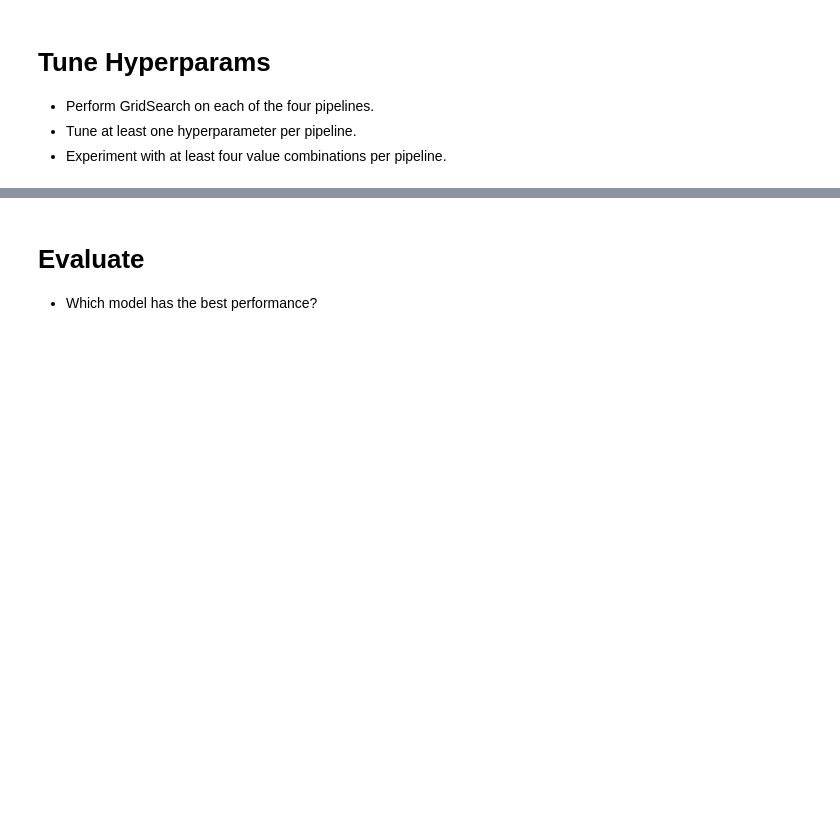
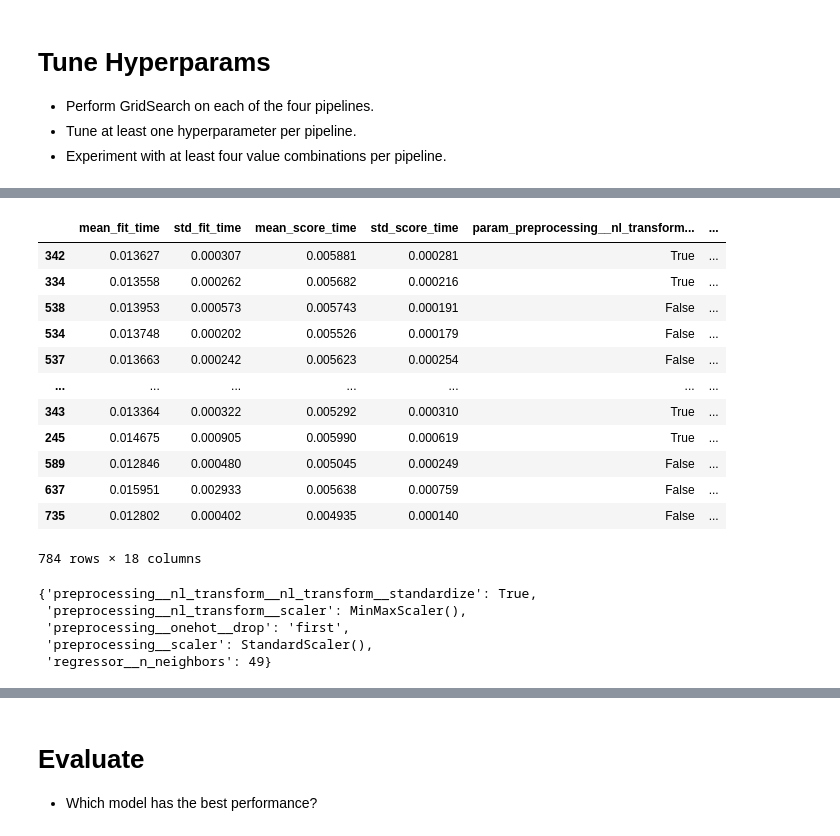
Before and after one commit to slathwal/production, a Jupyter notebook: 02_activities/assignments/assignment_2.ipynb, the cells around one changed output, grey strips where cells are left out. Cells and saved outputs as stored; diff of their text form; code cells hidden in the pictures; blank space fills up the shorter version.

```diff
--- a/02_activities/assignments/assignment_2.ipynb
+++ b/02_activities/assignments/assignment_2.ipynb
@@ -371,0 +479,18 @@ res_b.mean()
+# %%
+scoring = ["neg_root_mean_squared_error"]
+param_grid_b = {
+    "preprocessing__scaler": [StandardScaler(), MinMaxScaler()],
+    'regressor__n_neighbors': range(1,50),
+    'preprocessing__onehot__drop': [None,'first'],
+    'preprocessing__nl_transform__scaler': [StandardScaler(),MinMaxScaler()],
+    'preprocessing__nl_transform__nl_transform__standardize': [True,False]
+}
+# %%
+grid_cv_b = GridSearchCV(
+    estimator = pipeline_b,
+    param_grid=param_grid_b,
+    scoring = scoring,
+    cv = 5,
+    refit = "neg_root_mean_squared_error" # can be boolean if there is only one scoring method. If there are multiple metrics, it needs to be a string indicating the scorer to be used.
+)
+grid_cv_b.fit(Xtrain, Ytrain)
@@ -371,0 +515,26 @@ res_b.mean()
+# %%
+res_b = pd.DataFrame(grid_cv_b.cv_results_)
+res_b = res_b.sort_values(by = "rank_test_neg_root_mean_squared_error")
+res_b
+# %% [output]
+|  | mean_fit_time | std_fit_time | mean_score_time | std_score_time | param_preprocessing__nl_transform... | ... |
+| 342 | 0.013627 | 0.000307 | 0.005881 | 0.000281 | True | ... |
+| 334 | 0.013558 | 0.000262 | 0.005682 | 0.000216 | True | ... |
+| 538 | 0.013953 | 0.000573 | 0.005743 | 0.000191 | False | ... |
+| 534 | 0.013748 | 0.000202 | 0.005526 | 0.000179 | False | ... |
+| 537 | 0.013663 | 0.000242 | 0.005623 | 0.000254 | False | ... |
+| ... | ... | ... | ... | ... | ... | ... |
+| 343 | 0.013364 | 0.000322 | 0.005292 | 0.000310 | True | ... |
+| 245 | 0.014675 | 0.000905 | 0.005990 | 0.000619 | True | ... |
+| 589 | 0.012846 | 0.000480 | 0.005045 | 0.000249 | False | ... |
+| 637 | 0.015951 | 0.002933 | 0.005638 | 0.000759 | False | ... |
+| 735 | 0.012802 | 0.000402 | 0.004935 | 0.000140 | False | ... |
+784 rows × 18 columns
+# %%
+grid_cv_b.best_params_
+# %% [output]
+{'preprocessing__nl_transform__nl_transform__standardize': True,
+ 'preprocessing__nl_transform__scaler': MinMaxScaler(),
+ 'preprocessing__onehot__drop': 'first',
+ 'preprocessing__scaler': StandardScaler(),
+ 'regressor__n_neighbors': 49}
```
Also changed, not shown: parts of 26 cells of this notebook.
